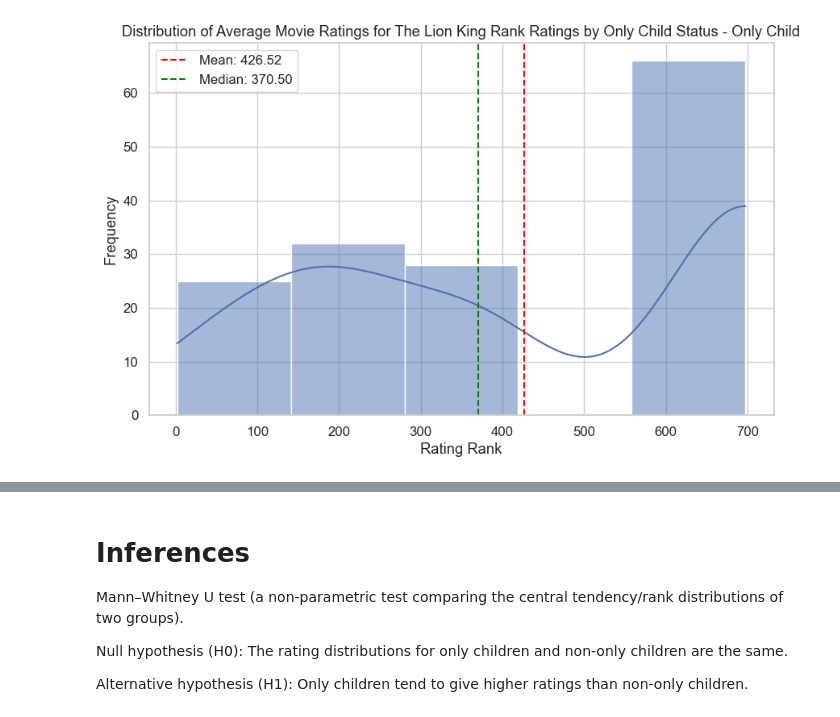
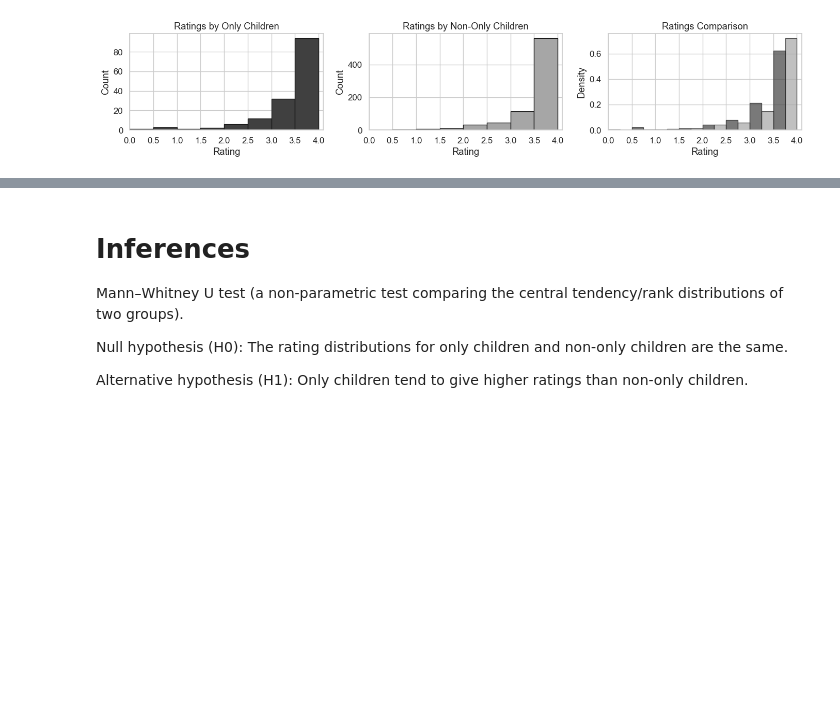
Before and after one commit to paolacalle/movie-ratings-replication, a Jupyter notebook: problem_set/5.ipynb, the cells around one changed output, grey strips where cells are left out. Cells and saved outputs as stored; diff of their text form; code cells hidden in the pictures; blank space fills up the shorter version.

```diff
--- a/problem_set/5.ipynb
+++ b/problem_set/5.ipynb
@@ -18,5 +18,5 @@ import general_functions as gf
 df = pd.read_csv(DATA_PATH)
 df = mdf.clean_data(df)
 processed_data = mdf.convert_to_table(df)
-lion_king_data = processed_data[(processed_data['movie_name'] == 'The Lion King') & (processed_data['year'] == '1994')]
+lion_king_data = processed_data[(processed_data['movie_name'] == 'The Lion King') & (processed_data['year'] == '1994')].dropna(subset=['rating'])
 # %%
@@ -44,4 +31,0 @@ Name: count, dtype: int64
-# %%
-# drop ratings with NA values
-lion_king_data = lion_king_data.dropna(subset=['rating'])
-lion_king_data.value_counts('are_you_an_only_child')
@@ -53,6 +31,0 @@ Name: count, dtype: int64
-# %%
-# since ratings are discrete and ordinal categories in this case
-# we will transform them into ranks
-ranks = stats.rankdata(lion_king_data['rating'], method='average')
-lion_king_data['rating_rank'] = ranks
-lion_king_data.head()
@@ -67,3 +34,7 @@ lion_king_data.head()
 # %%
-only_child_group = lion_king_data[lion_king_data['are_you_an_only_child'] == 1]
-not_only_child_group = lion_king_data[lion_king_data['are_you_an_only_child'] == 0]
+# treat rating as ordinal variable
+lion_king_data['rating'] = pd.Categorical(lion_king_data['rating'], ordered=True)
+only_child_group = lion_king_data[lion_king_data['are_you_an_only_child'] == 1]["rating"]
+not_only_child_group = lion_king_data[lion_king_data['are_you_an_only_child'] == 0]["rating"]
+
+not_only_child_group
@@ -78,7 +55,47 @@ gf.plot_distrubtion(only_child_group,
 # %%
-gf.plot_distrubtion(only_child_group,
-    name='The Lion King Rank Ratings by Only Child Status - Only Child',
-    y='rating_rank',
-    bins=5)
+import numpy as np
+import matplotlib.pyplot as plt
+
+
+# bins and centers (ratings 1–4 in 0.5 steps)
+bin_edges  = np.arange(0, 4.5, 0.5)                  # [1.0, 1.5, ..., 4.5]
+bin_centers = (bin_edges[:-1] + bin_edges[1:]) / 2   # [1.25, 1.75, ..., 3.75]
+xticks = np.arange(0, 4.01, 0.5)
+
+# counts per bin
+counts_only, _ = np.histogram(only_child_group, bins=bin_edges)
+counts_not,  _ = np.histogram(not_only_child_group, bins=bin_edges)
+
+# bar layout
+width = 0.5
+fig, ax = plt.subplots(1, 3, figsize=(14, 3))
+
+ax[0].bar(bin_centers, counts_only, width=width, label="Only Child", color="0.25", edgecolor="0.1")
+ax[1].bar(bin_centers, counts_not,  width=width, label="Not Only Child", color="0.65", edgecolor="0.1")
+
+# labels & axes
+ax[0].set_title("Ratings by Only Children")
+ax[1].set_title("Ratings by Non-Only Children")
+for a in ax:
+    a.set_xlabel("Rating")
+    a.set_ylabel("Count")
+    a.set_xticks(xticks)
+    a.set_xlim(0, 4.1)
+
+# combined plot for density comparison
+counts_only = counts_only / counts_only.sum()
+counts_not  = counts_not  / counts_not.sum()
+
+ax[2].bar(bin_centers - width/4, counts_only, width=width/2, label="Only Child", color="0.25", edgecolor="0.1", alpha=0.7)
+ax[2].bar(bin_centers + width/4, counts_not,  width=width/2, label="Not Only Child", color="0.65", edgecolor="0.1", alpha=0.7)
+ax[2].set_title("Ratings Comparison")
+ax[2].set_xlabel("Rating")
+ax[2].set_ylabel("Density")
+ax[2].set_xticks(xticks)
+ax[2].set_xlim(0, 4.1)
+
+plt.tight_layout()
+
+plt.savefig("../figures/lion_king_only_child_rating_distribution.pdf", dpi=300)
 # %% [output]
-[figure, old version]
+[figure, new version]
```
Also changed, not shown: parts of 12 cells of this notebook, 6 other files.
